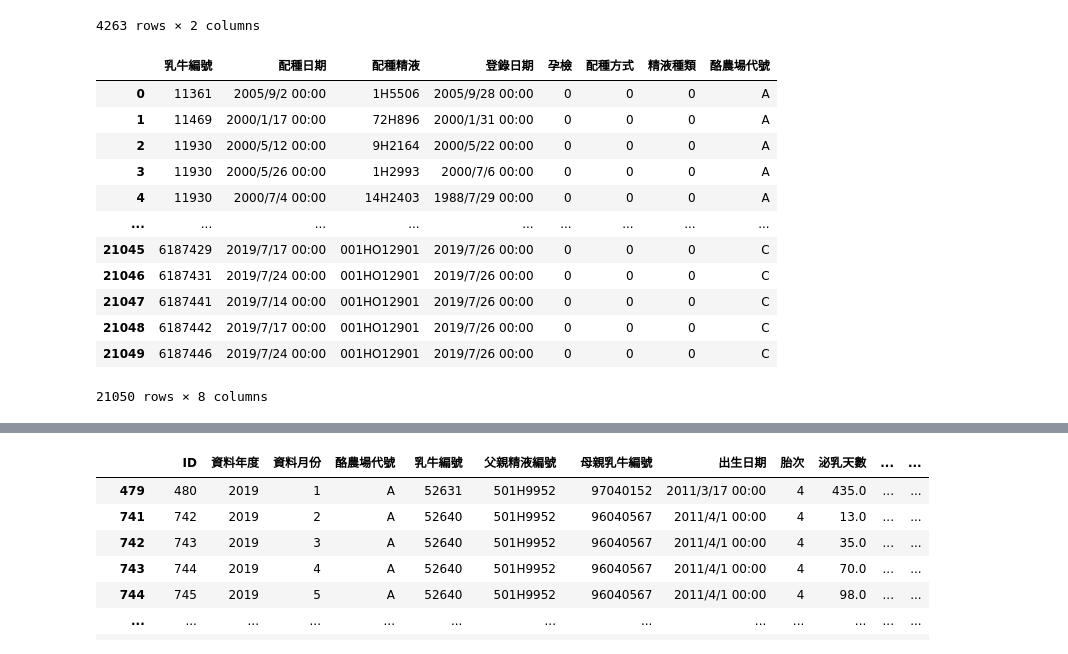
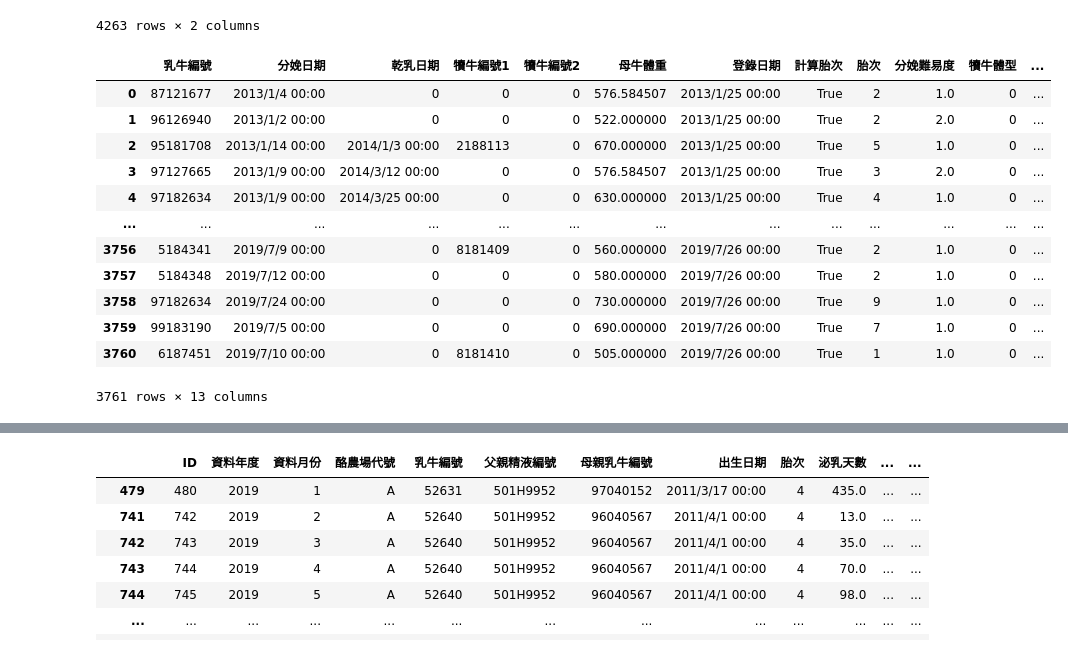
Before and after one commit to kevin879275/DL_FinalProject, a Jupyter notebook: data.ipynb, the cells around one changed output, grey strips where cells are left out. Saved outputs shown, nothing was run; the diff lists cells and outputs as text; code cells hidden in the pictures.

```diff
--- a/data.ipynb
+++ b/data.ipynb
@@ -28,31 +32,33 @@ submission
 # %%
 birth_index = ['乳牛編號', '分娩日期', '乾乳日期','犢牛編號1','犢牛編號2','母牛體重','登錄日期','計算胎次','胎次','分娩難易度','犢牛體型','犢牛性別','酪農場代號']
 report_index = ['ID','資料年度','資料月份','酪農場代號','乳牛編號','父親精液編號','母親乳牛編號','出生日期','胎次','泌乳天數','乳量','最近分娩日期','採樣日期','月齡','檢測日期','最後配種日期','最後配種精液','配種次數','前次分娩日期','第一次配種日期','第一次配種精液']
 breed_index = ['乳牛編號','配種日期','配種精液','登錄日期','孕檢','配種方式','精液種類','酪農場代號']
 spec_index = ['乳牛編號','狀況類別','狀況代號','狀況日期','備註','登錄日期','酪農場代號']
 birth.columns = birth_index
 report.columns = report_index
 breed.columns = breed_index
 spec.columns = spec_index
+#print(birth['母牛體重'].mean())
+birth['母牛體重'].fillna(birth['母牛體重'].mean(),inplace = True)
 birth.fillna(0,inplace = True)
 report.fillna(0,inplace = True)
 breed.fillna(0, inplace = True)
 spec.fillna(0, inplace = True)
-breed
+birth
 # %% [output]
-|  | 乳牛編號 | 配種日期 | 配種精液 | 登錄日期 | 孕檢 | 配種方式 | 精液種類 | 酪農場代號 |
-| 0 | 11361 | 2005/9/2 00:00 | 1H5506 | 2005/9/28 00:00 | 0 | 0 | 0 | A |
-| 1 | 11469 | 2000/1/17 00:00 | 72H896 | 2000/1/31 00:00 | 0 | 0 | 0 | A |
-| 2 | 11930 | 2000/5/12 00:00 | 9H2164 | 2000/5/22 00:00 | 0 | 0 | 0 | A |
-| 3 | 11930 | 2000/5/26 00:00 | 1H2993 | 2000/7/6 00:00 | 0 | 0 | 0 | A |
-| 4 | 11930 | 2000/7/4 00:00 | 14H2403 | 1988/7/29 00:00 | 0 | 0 | 0 | A |
-| ... | ... | ... | ... | ... | ... | ... | ... | ... |
-| 21045 | 6187429 | 2019/7/17 00:00 | 001HO12901 | 2019/7/26 00:00 | 0 | 0 | 0 | C |
-| 21046 | 6187431 | 2019/7/24 00:00 | 001HO12901 | 2019/7/26 00:00 | 0 | 0 | 0 | C |
-| 21047 | 6187441 | 2019/7/14 00:00 | 001HO12901 | 2019/7/26 00:00 | 0 | 0 | 0 | C |
-| 21048 | 6187442 | 2019/7/17 00:00 | 001HO12901 | 2019/7/26 00:00 | 0 | 0 | 0 | C |
-| 21049 | 6187446 | 2019/7/24 00:00 | 001HO12901 | 2019/7/26 00:00 | 0 | 0 | 0 | C |
+|  | 乳牛編號 | 分娩日期 | 乾乳日期 | 犢牛編號1 | 犢牛編號2 | 母牛體重 | 登錄日期 | 計算胎次 | 胎次 | 分娩難易度 | 犢牛體型 | ... |
+| 0 | 87121677 | 2013/1/4 00:00 | 0 | 0 | 0 | 576.584507 | 2013/1/25 00:00 | True | 2 | 1.0 | 0 | ... |
+| 1 | 96126940 | 2013/1/2 00:00 | 0 | 0 | 0 | 522.000000 | 2013/1/25 00:00 | True | 2 | 2.0 | 0 | ... |
+| 2 | 95181708 | 2013/1/14 00:00 | 2014/1/3 00:00 | 2188113 | 0 | 670.000000 | 2013/1/25 00:00 | True | 5 | 1.0 | 0 | ... |
+| 3 | 97127665 | 2013/1/9 00:00 | 2014/3/12 00:00 | 0 | 0 | 576.584507 | 2013/1/25 00:00 | True | 3 | 2.0 | 0 | ... |
+| 4 | 97182634 | 2013/1/9 00:00 | 2014/3/25 00:00 | 0 | 0 | 630.000000 | 2013/1/25 00:00 | True | 4 | 1.0 | 0 | ... |
+| ... | ... | ... | ... | ... | ... | ... | ... | ... | ... | ... | ... | ... |
+| 3756 | 5184341 | 2019/7/9 00:00 | 0 | 8181409 | 0 | 560.000000 | 2019/7/26 00:00 | True | 2 | 1.0 | 0 | ... |
+| 3757 | 5184348 | 2019/7/12 00:00 | 0 | 0 | 0 | 580.000000 | 2019/7/26 00:00 | True | 2 | 1.0 | 0 | ... |
+| 3758 | 97182634 | 2019/7/24 00:00 | 0 | 0 | 0 | 730.000000 | 2019/7/26 00:00 | True | 9 | 1.0 | 0 | ... |
+| 3759 | 99183190 | 2019/7/5 00:00 | 0 | 0 | 0 | 690.000000 | 2019/7/26 00:00 | True | 7 | 1.0 | 0 | ... |
+| 3760 | 6187451 | 2019/7/10 00:00 | 0 | 8181410 | 0 | 505.000000 | 2019/7/26 00:00 | True | 1 | 1.0 | 0 | ... |
-21050 rows × 8 columns
+3761 rows × 13 columns
 # %%
 Train_ID = [rep_val for rep_val in report['ID'].values if rep_val not in submission['ID'].values]
 Train_report = report.loc[report['ID'].isin(Train_ID)]
```
Also changed, not shown: parts of 8 cells of this notebook, 5 other files.
